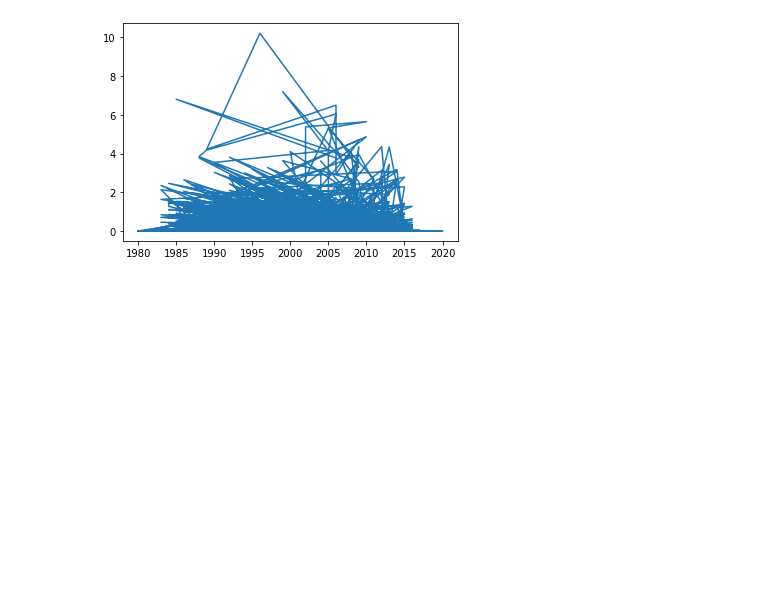
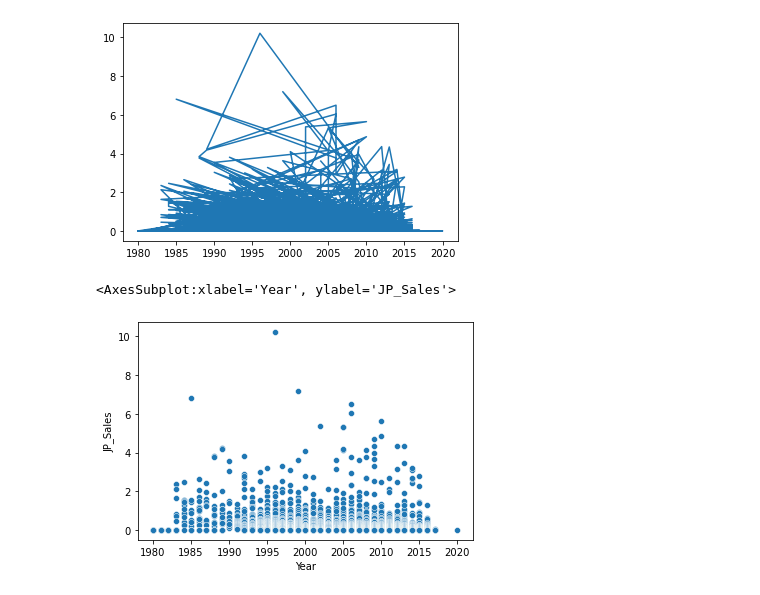
Before and after one commit to Nelsonkariuki/dataanalysis, a Jupyter notebook: vgsales.ipynb, the cells around one changed output. Cells and saved outputs as stored; diff of their text form; code cells hidden in the pictures; blank space fills up the shorter version.

Commit message:
scattering data

```diff
--- a/vgsales.ipynb
+++ b/vgsales.ipynb
@@ -64,3 +64,8 @@ plt.plot('Year','JP_Sales',data =vgsales_df)
 # %% [output]
 [<matplotlib.lines.Line2D at 0x...>]
 [figure]
+# %%
+sns.scatterplot('Year','JP_Sales',data =vgsales_df)
+# %% [output]
+<AxesSubplot:xlabel='Year', ylabel='JP_Sales'>
+[figure, added]
```
